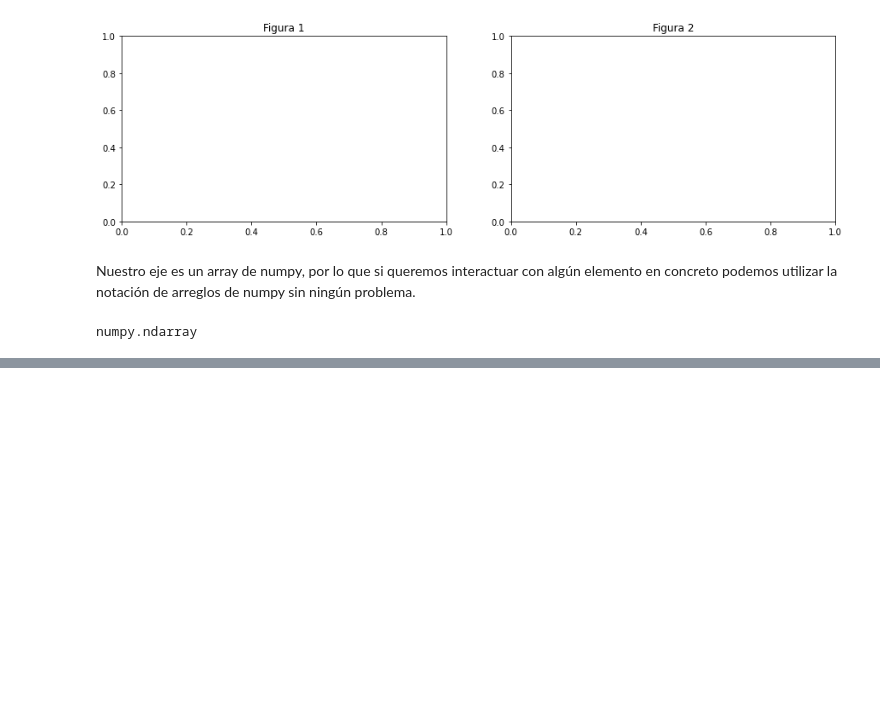
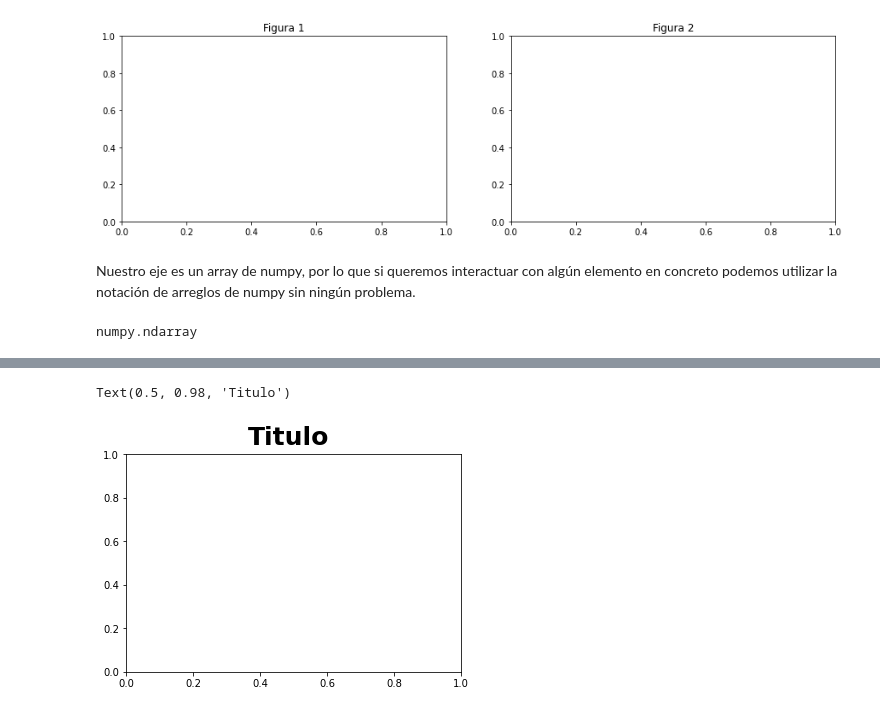
Before and after one commit to JuanFeA98/Data_Visualization, a Jupyter notebook: Matplotlib.ipynb, the cells around one changed output, grey strips where cells are left out. Cells and saved outputs as stored; diff of their text form; code cells hidden in the pictures; blank space fills up the shorter version.

```diff
--- a/Matplotlib.ipynb
+++ b/Matplotlib.ipynb
@@ -88,0 +114,6 @@ Text(0.5, 1.0, 'Figura 4')
+# %%
+fg, ax = plt.subplots()
+plt.suptitle('Titulo', fontsize=25, color='#000', weight='1000', ha='center', va='top')
+# %% [output]
+Text(0.5, 0.98, 'Titulo')
+[figure, added]
```
Also changed, not shown: parts of 11 cells of this notebook.
